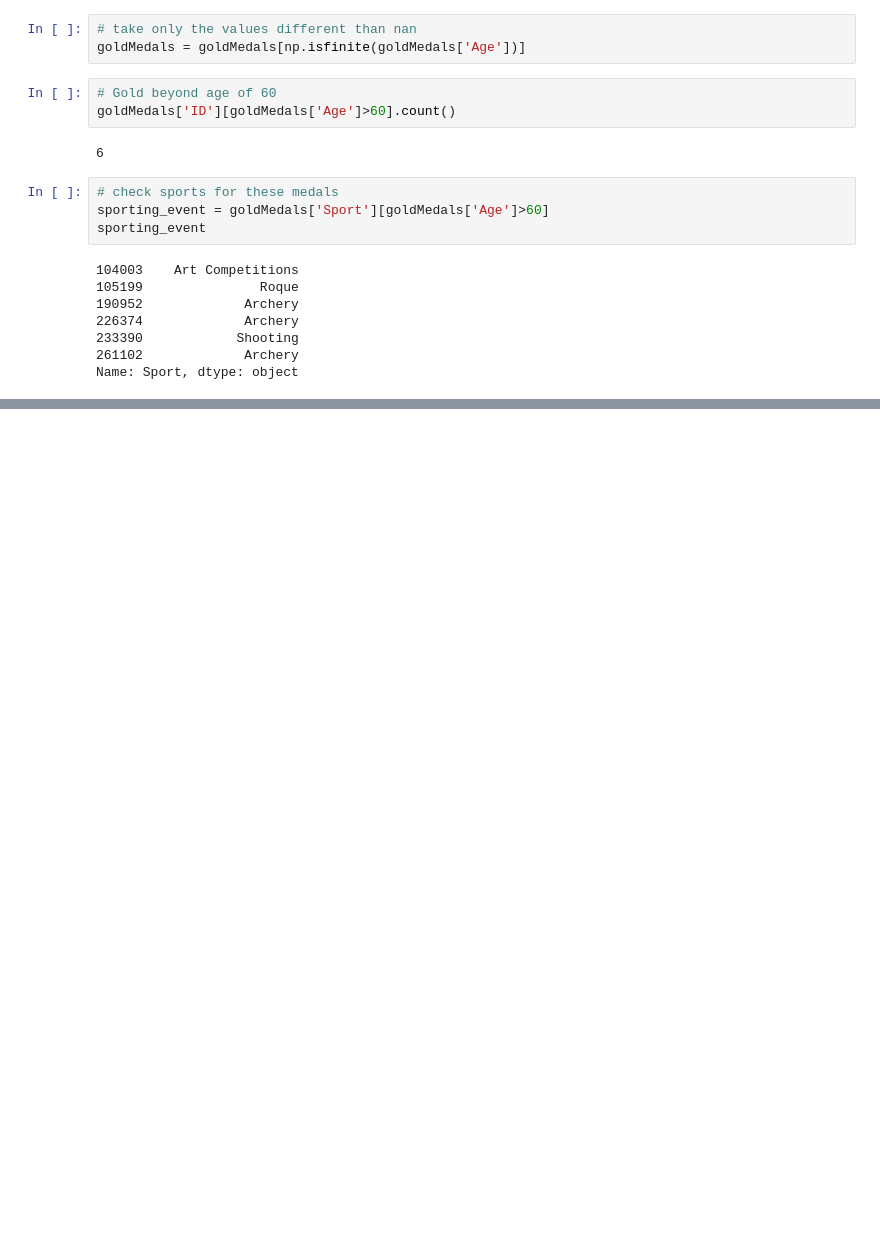
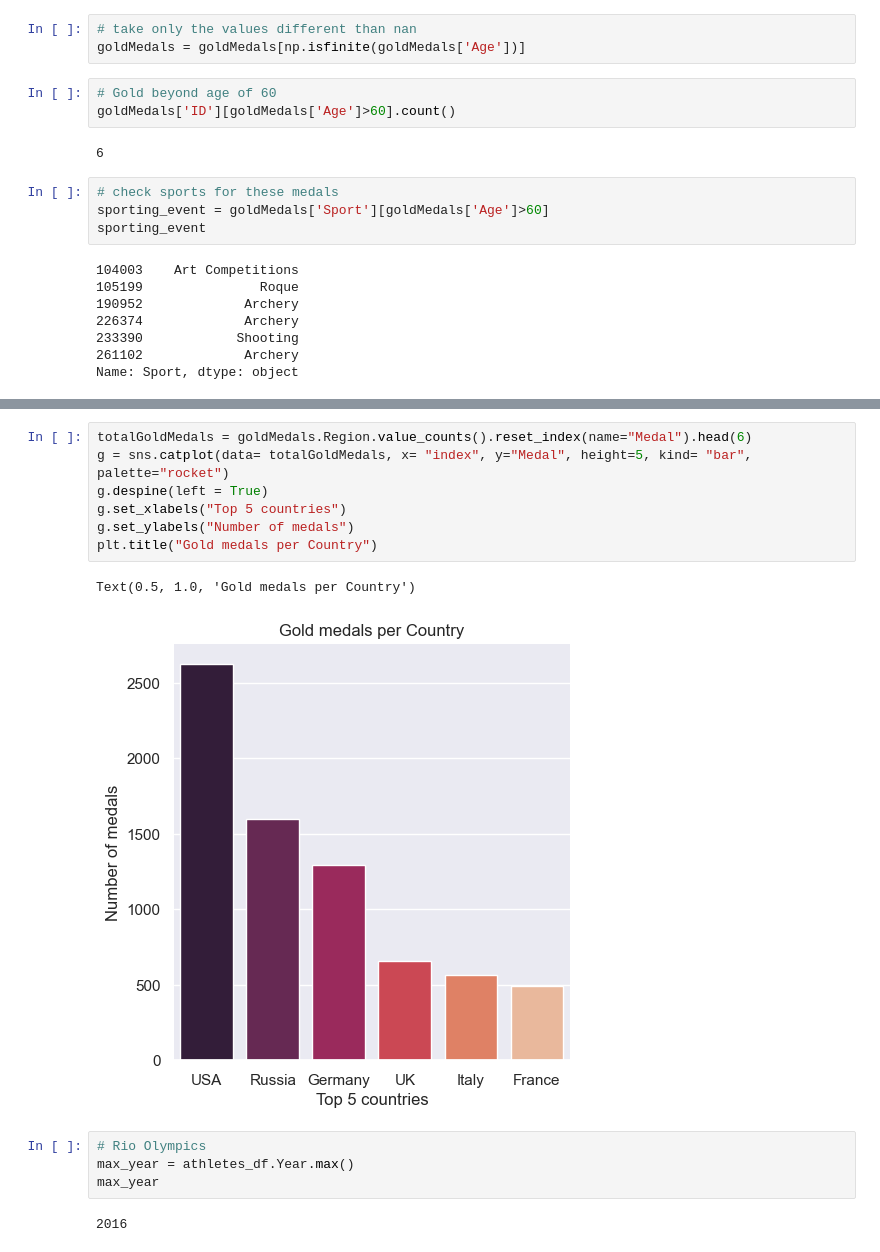
Before and after one commit to pk-2805/Olympics_Data, a Jupyter notebook: Exploratory_Data_Analysis.ipynb, the cells around one changed output, grey strips where cells are left out. Drawn from its saved outputs; the diff is of its cells as text; blank space fills up the shorter version.

Commit message:
Some more visualizations

```diff
--- a/Exploratory_Data_Analysis.ipynb
+++ b/Exploratory_Data_Analysis.ipynb
@@ -330,0 +347,16 @@ Name: Sport, dtype: object
+# %%
+totalGoldMedals = goldMedals.Region.value_counts().reset_index(name="Medal").head(6)
+g = sns.catplot(data= totalGoldMedals, x= "index", y="Medal", height=5, kind= "bar", palette="rocket")
+g.despine(left = True)
+g.set_xlabels("Top 5 countries")
+g.set_ylabels("Number of medals")
+plt.title("Gold medals per Country")
+# %% [output]
+Text(0.5, 1.0, 'Gold medals per Country')
+[figure, added]
+# %%
+# Rio Olympics
+max_year = athletes_df.Year.max()
+max_year
+# %% [output]
+2016
```
Also changed, not shown: parts of 9 cells of this notebook.
